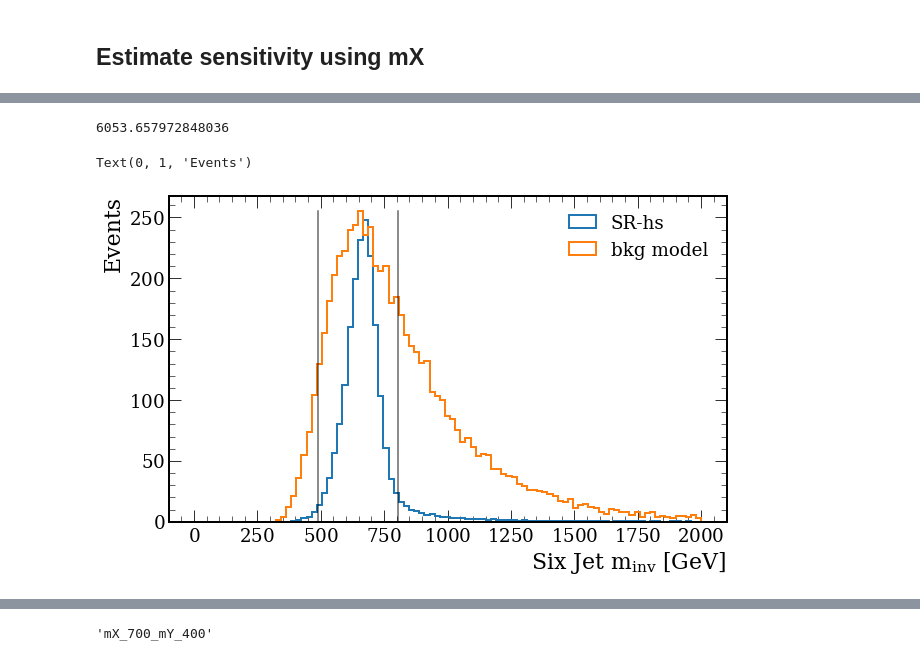
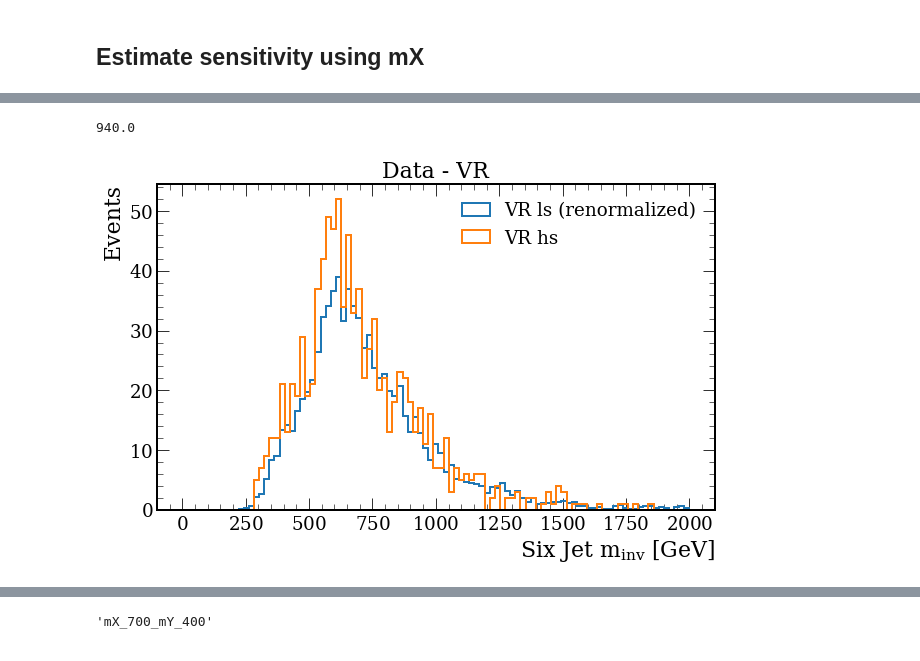
Before and after one commit to srosenzweig09/analysis, a Jupyter notebook: jupyter/6_background_estimation/background_estimation.ipynb, the cells around one changed output, grey strips where cells are left out. Cells and saved outputs as stored; diff of their text form; code cells hidden in the pictures.

```diff
--- a/jupyter/6_background_estimation/background_estimation.ipynb
+++ b/jupyter/6_background_estimation/background_estimation.ipynb
@@ -150,10 +150,10 @@ CR_hi = mH + CR_edge
 ### SIGNAL ###
 sig_6jNN_mask = sigTree.b_6j_score > cut_6jNN # pass 6jNN mask
 
-sig_m_cand = sigTree.t6_higgs_m[:,2]
+sig_Dm_cand = abs(sigTree.t6_higgs_m - 125)
 
 # mass veto
-sig_SR = (sig_6jNN_mask) & (abs(sig_m_cand - 125) <= SR_edge) # SR
-sig_VR = (sig_6jNN_mask) & (abs(sig_m_cand - 125) > SR_edge) & (abs(sig_m_cand - 125) <= VR_edge) # SR
-sig_CR = (sig_6jNN_mask) & (abs(sig_m_cand - 125) > VR_edge) # CR
+sig_SR = (sig_6jNN_mask) & ak.all(sig_Dm_cand <= SR_edge, axis=1) # SR
+sig_VR = (sig_6jNN_mask) & ak.all(sig_Dm_cand > SR_edge, axis=1) & ak.all(sig_Dm_cand <= VR_edge, axis=1) # SR
+sig_CR = (sig_6jNN_mask) & ak.all(sig_Dm_cand > VR_edge, axis=1) # CR
 # %%
@@ -168,11 +168,13 @@ print(ak.sum(sig_CR))
 #### DATA ####
 dat_6jNN_mask = datTree.b_6j_score > cut_6jNN # pass 6jNN mask
 
-dat_m_cand = datTree.t6_higgs_m[:,2]
+# dat_m_cand = datTree.t6_higgs_m[:,2]
+dat_Dm_cand = abs(datTree.t6_higgs_m - 125)
+
 # mass veto
-dat_SR = (dat_6jNN_mask) & (abs(dat_m_cand - 125) <= SR_edge) # SR
-dat_VR = (dat_6jNN_mask) & (abs(dat_m_cand - 125) > SR_edge) & (abs(dat_m_cand - 125) <= VR_edge) # VR
-dat_CR = (dat_6jNN_mask) & (abs(dat_m_cand - 125) > VR_edge) # CR
+dat_SR = (dat_6jNN_mask) & ak.all(dat_Dm_cand <= SR_edge, axis=1) # SR
+dat_VR = (dat_6jNN_mask) & ak.all(dat_Dm_cand > SR_edge, axis=1) & ak.all(dat_Dm_cand <= VR_edge, axis=1) # VR
+dat_CR = (dat_6jNN_mask) & ak.all(dat_Dm_cand > VR_edge, axis=1) # CR
 # %%
 print(ak.sum(dat_SR))
 print(ak.sum(dat_VR))
@@ -382,31 +470,21 @@ mY = int(sigTree.sample.split(' ')[4])
 # %%
-fig, ax = plt.subplots()
+fig, ax = plt.subplots()#nrows=2, ncols=1, gridspec={})
 
-xmin = mX - 0.3*mX
-xmax = mX + 0.15*mX
-nbins = 100
+ax.set_title('Data - VR')
 
-n_sig_SRhs, e = Hist(sig_X.m[sig_SRhs_mask], bins=np.linspace(0,max_mass,nbins), label='SR-hs', scale=sigTree.scale, ax=ax)
-S = n_sig_SRhs[(e[:-1]>xmin) & (e[:-1]<xmax)].sum()
+n_VRls, e = np.histogram(X.m[dat_VRls_mask].to_numpy(), bins=np.linspace(0,max_mass,nbins))
+n_VRls_transformed, e = Hist(x_bins(e), weights=n_VRls*TF, bins=np.linspace(0,max_mass,nbins), ax=ax, label='VR ls (renormalized)')
+# B = n[(e[:-1]>xmin) & (e[:-1]<xmax)].sum()
+n_VRhs, e = Hist(X.m[dat_VRhs_mask].to_numpy(), bins=np.linspace(0,max_mass,nbins), ax=ax, label='VR hs')
+print(n_VRhs.sum())
 
-# n, e = Hist(sig_X.m[sig_SRhs_mask & (ak.sum(sigTree.t6_jet_signalId > -1, axis=1) == 6)], bins=np.linspace(0,max_mass,nbins), label='SR-hs, 6 jets found', scale=sigTree.scale, ax=ax)
-# n, e = Hist(sig_X.m[sig_SRhs_mask & (ak.sum(sigTree.t6_jet_signalId > -1, axis=1) == 5)], bins=np.linspace(0,max_mass,nbins), label='SR-hs, 5 jets found', scale=sigTree.scale, ax=ax)
-# n, e = Hist(sig_X.m[sig_SRhs_mask & (ak.sum(sigTree.t6_jet_signalId > -1, axis=1) == 4)], bins=np.linspace(0,max_mass,nbins), label='SR-hs, 4 jets found', scale=sigTree.scale, ax=ax)
-
-n_dat_SRls, e = np.histogram(X.m[dat_SRls_mask].to_numpy(), bins=np.linspace(0,max_mass,nbins))
-x = x_bins(e)
-n_dat_SRls_transformed, e = Hist(x, weights=n_dat_SRls*TF, bins=np.linspace(0,max_mass,nbins), ax=ax, label='bkg model')
-B = n_dat_SRls_transformed[(e[:-1]>xmin) & (e[:-1]<xmax)].sum()
-print(n_dat_SRls_transformed.sum())
-
-ax.plot([xmin, xmin], [0, n_dat_SRls_transformed.max()], color='k', alpha=0.6)
-ax.plot([xmax, xmax], [0, n_dat_SRls_transformed.max()], color='k', alpha=0.6)
+# ax.plot([xmin, xmin], [0, n.max()], color='k', alpha=0.6)
+# ax.plot([xmax, xmax], [0, n.max()], color='k', alpha=0.6)
 
 ax.set_xlabel(r'Six Jet $m_\mathrm{inv}$ [GeV]')
 ax.set_ylabel('Events')
 
-# fig.savefig(f'plots/{sigTree.mXmY}_v_dat_minv6.pdf')
+fig.savefig(f'plots/{sigTree.mXmY}_data_VRls_v_VRhs.pdf')
 # %% [output]
-6053.657972848036
+940.0
-Text(0, 1, 'Events')
-[figure, old version]
+[figure, new version]
```
Also changed, not shown: parts of 19 cells of this notebook.
